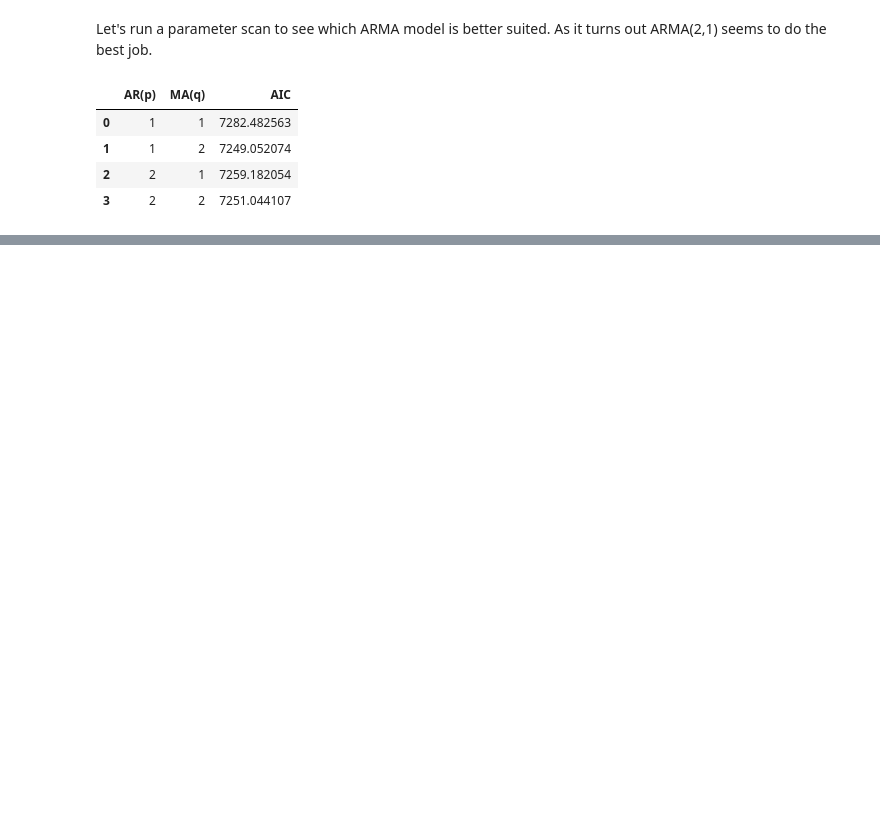
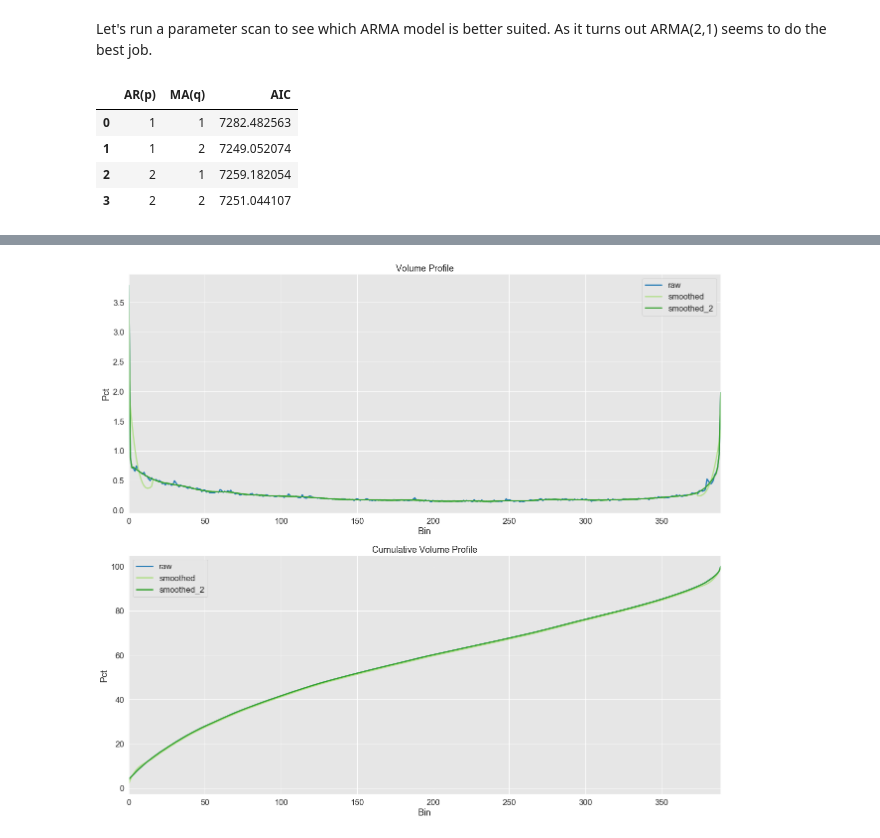
Before and after one commit to FinTrek/algo_trading_book, a Jupyter notebook: notebooks/ch_trade_data_models.ipynb, the cells around one changed output, grey strips where cells are left out. Cells and saved outputs as stored; diff of their text form; code cells hidden in the pictures; blank space fills up the shorter version.

```diff
--- a/notebooks/ch_trade_data_models.ipynb
+++ b/notebooks/ch_trade_data_models.ipynb
@@ -133,0 +179,10 @@ pd.DataFrame(aicVal,columns=['AR(p)','MA(q)','AIC'])
+# %%
+fomc_dates = ['2016-01-27','2016-03-16','2016-04-27','2016-06-15','2016-07-21','2016-11-2','2016-12-14']
+half_days =['2016-11-25']
+russell_rebal=['2016-06-24']
+msci_rebal = ['2016-02-29','2016-05-31','2016-08-31','2016-11-30']
+quad_witching = ['2016-03-18','2016-06-17','2016-09-16','2016-12-16']
+
+special_days = np.sort(list(set(fomc_dates + half_days + russell_rebal + msci_rebal + quad_witching )))
+all_days = min_bars.index.unique(level='Date').astype('str').values
+regular_days = list(set(all_days) - set(special_days))
@@ -133,0 +191,3 @@ pd.DataFrame(aicVal,columns=['AR(p)','MA(q)','AIC'])
+# %%
+min_bars_r = min_bars.loc[pd.IndexSlice[:,regular_days,:],:]
+min_bars_r.index.unique(level='Date').shape[0]
@@ -133,0 +200,4 @@ pd.DataFrame(aicVal,columns=['AR(p)','MA(q)','AIC'])
+# %%
+amzn_v = min_bars_r.loc['AMZN',['Volume']]
+amzn_v = amzn_v.assign(Vol_pct = amzn_v.Volume.groupby('Date').transform(lambda x: x/x.sum()))
+amzn_v.head()
@@ -133,0 +216,19 @@ pd.DataFrame(aicVal,columns=['AR(p)','MA(q)','AIC'])
+# %%
+profile = amzn_v.loc[:,['Vol_pct']].groupby('Bin').mean()
+profile = profile.assign(smoothed_profile = savgol_filter(profile.Vol_pct,31,3))
+profile = profile.assign(smoothed_profile_2=np.concatenate((profile.Vol_pct[:3],savgol_filter(profile.Vol_pct[3:-3],31,3), profile.Vol_pct[-3:]),axis=0))
+# %%
+fig,ax = plt.subplots(2,1,figsize=(18,16))
+_ = profile.multiply(100).round(3).plot(ax = ax[0],color=['C1','C2','C3'],)
+ax[0].set_ylabel('Pct')
+ax[0].legend(['raw','smoothed','smoothed_2'])
+ax[0].set_title('Volume Profile')
+_ = profile.cumsum().multiply(100).round(3).plot(ax =ax[1],color=['C1','C2','C3'],legend=['raw','smoothed'])
+ax[1].set_ylabel('Pct')
+ax[1].legend(['raw','smoothed','smoothed_2'])
+ax[1].set_title('Cumulative Volume Profile')
+sns.despine()
+plt.tight_layout()
+plt.show()
+# %% [output]
+[figure, added]
```
Also changed, not shown: parts of 33 cells of this notebook, 5 other files.
